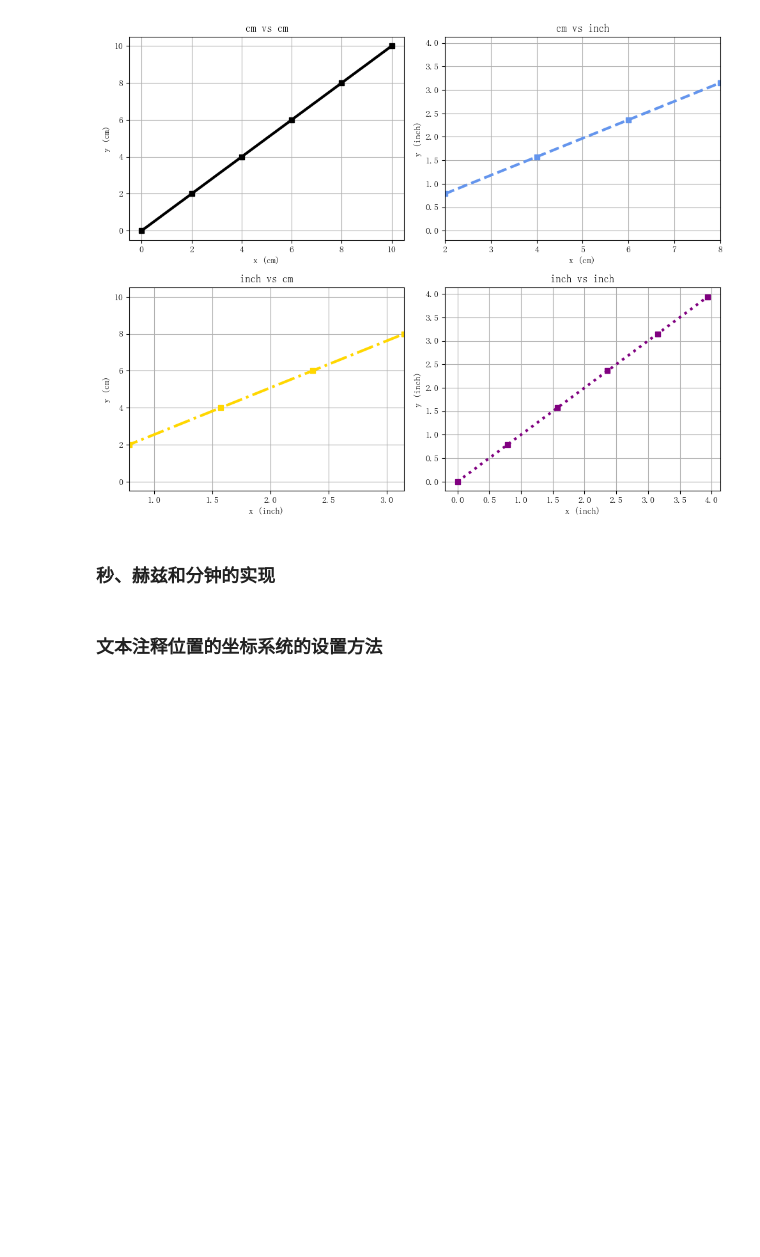
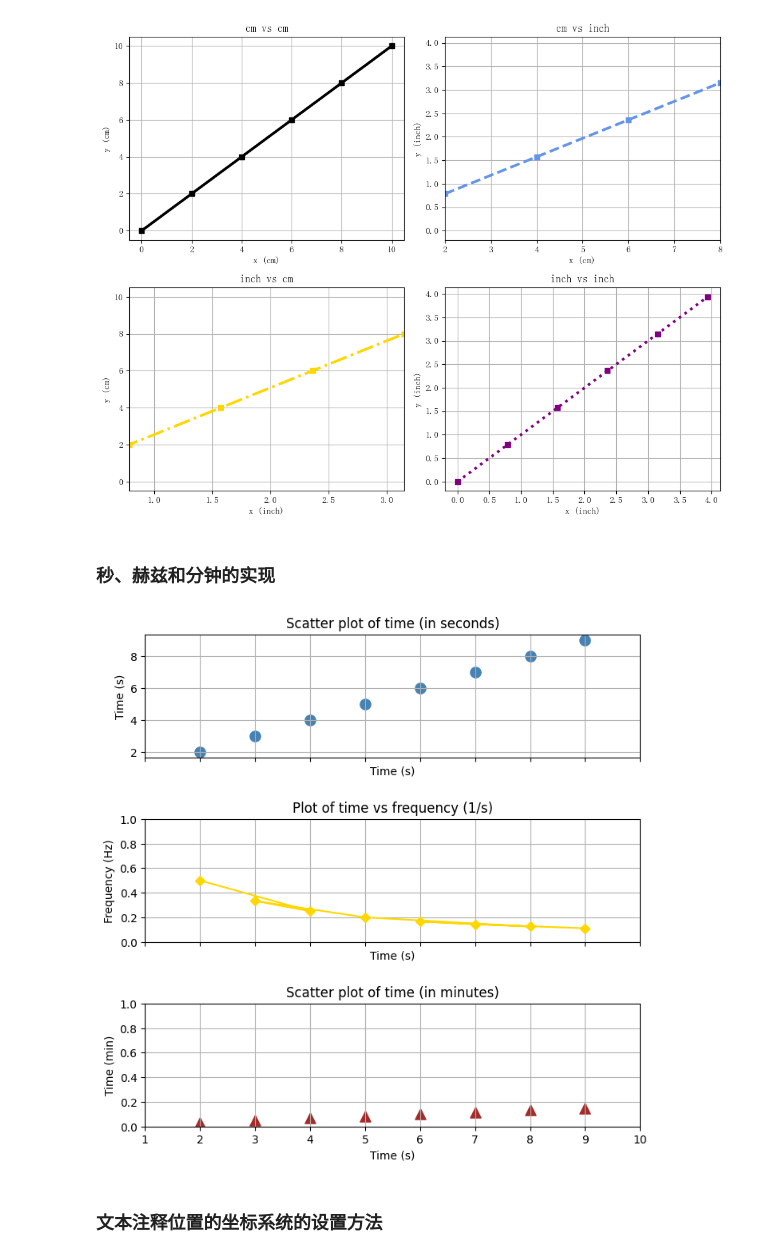
Before and after one commit to gene5is/JNBNotes, a Jupyter notebook: Notes/python-basics/matplotlib.ipynb, the cells around one changed output. Drawn from its saved outputs; the diff is of its cells as text; code cells hidden in the pictures; blank space fills up the shorter version.

```diff
--- a/Notes/python-basics/matplotlib.ipynb
+++ b/Notes/python-basics/matplotlib.ipynb
@@ -1113,5 +1581,52 @@ plt.show()
 [figure]
 # %% [markdown]
 ### 秒、赫兹和分钟的实现
+# %%
+import matplotlib.pyplot as plt
+import numpy as np
+
+# 原始时间数据（单位：秒）
+t = np.array([2, 4, 3, 5, 8, 6, 7, 9])
+
+# 单位转换
+t_seconds = t                                 # 秒（原始数据）
+t_hertz = 1 / t                                # 赫兹（频率 = 1 / 时间）
+t_minutes = t / 60                             # 分钟
+
+# 创建 3 个子图，纵向排列，共享 x 轴
+fig, ax = plt.subplots(3, 1, sharex=True, figsize=(8, 8))
+
+# ========== 第一个子图：秒为单位的散点图 ==========
+ax[0].scatter(t_seconds, t_seconds, s=10 * np.max(t), c="steelblue", marker="o")
+ax[0].set_xlabel("Time (s)")
+ax[0].set_ylabel("Time (s)")
+ax[0].set_title("Scatter plot of time (in seconds)")
+ax[0].grid(True)
+
+# ========== 第二个子图：赫兹为单位的曲线图 ==========
+ax[1].plot(t_seconds, t_hertz, color="gold", marker="D")
+ax[1].set_xlabel("Time (s)")
+ax[1].set_ylabel("Frequency (Hz)")
+ax[1].set_title("Plot of time vs frequency (1/s)")
+ax[1].set_xlim(1, 10)
+ax[1].set_ylim(0, 1)
+ax[1].grid(True)
+
+# ========== 第三个子图：分钟为单位的散点图 ==========
+ax[2].scatter(t_seconds, t_minutes, s=10 * np.max(t), c="brown", marker="^")
+ax[2].set_xlabel("Time (s)")
+ax[2].set_ylabel("Time (min)")
+ax[2].set_title("Scatter plot of time (in minutes)")
+ax[2].set_xlim(1, 10)
+ax[2].set_ylim(0, 1)
+ax[2].grid(True)
+
+# 调整子图间距
+fig.subplots_adjust(hspace=0.5)
+
+# 显示图形
+plt.show()
+# %% [output]
+[figure, added]
 # %% [markdown]
 ### 文本注释位置的坐标系统的设置方法
```
Also changed, not shown: parts of 12 cells of this notebook, 2 other files.
